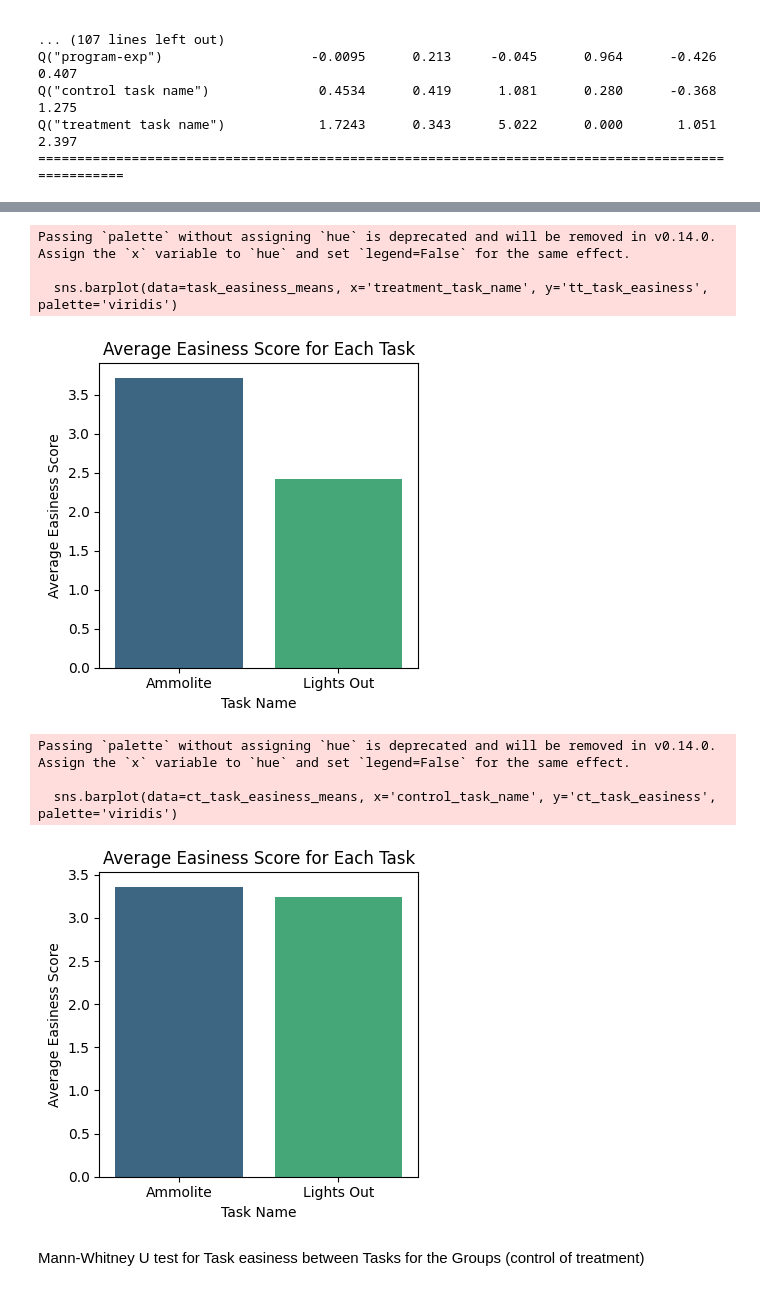
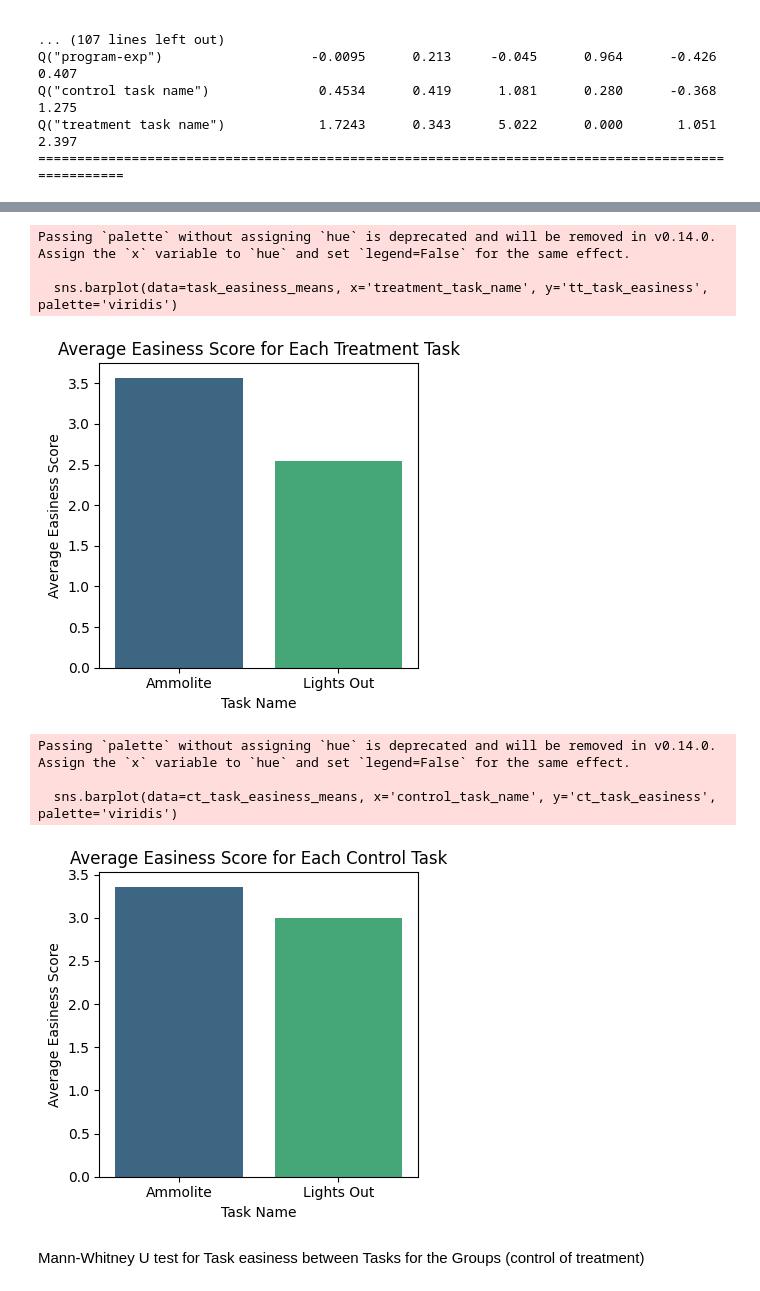
Before and after one commit to ValentinBourcier/OC-EXP-REPLICATION, a Jupyter notebook: analysis/survey-analysis.ipynb, the cells around one changed output, grey strips where cells are left out. Saved outputs shown, nothing was run; the diff lists cells and outputs as text; code cells hidden in the pictures.

Commit message:
changes to data and analysis

```diff
--- a/analysis/survey-analysis.ipynb
+++ b/analysis/survey-analysis.ipynb
@@ -291,7 +336,8 @@ from scipy import stats
 data = pd.read_csv(data_path)
 
 print(f"All users: {len(data)}")
-data = remove_invalid_values(data)
+data = remove_invalid_values(data,'control task validity')
+data = remove_invalid_values(data,'treatment task validity')
 print(f"Number of valid pairs after removing invalid users: {len(data)}")
 
 #replace empty values with NaN
@@ -1225,22 +1275,22 @@ See the caveats in the documentation: https://pandas.pydata.org/pandas-docs/stab
 # %%
 # Plot the results
 plt.figure(figsize=(4, 4))
 sns.barplot(data=task_easiness_means, x='treatment_task_name', y='tt_task_easiness', palette='viridis')
-plt.title('Average Easiness Score for Each Task')
+plt.title('Average Easiness Score for Each Treatment Task')
 plt.xlabel('Task Name')
 plt.ylabel('Average Easiness Score')
 plt.tight_layout()
 plt.show()
 # %% [output]
 Passing `palette` without assigning `hue` is deprecated and will be removed in v0.14.0. Assign the `x` variable to `hue` and set `legend=False` for the same effect.
 
   sns.barplot(data=task_easiness_means, x='treatment_task_name', y='tt_task_easiness', palette='viridis')
-[figure, old version]
+[figure, new version]
 # %%
 # Plot the results
 plt.figure(figsize=(4, 4))
 sns.barplot(data=ct_task_easiness_means, x='control_task_name', y='ct_task_easiness', palette='viridis')
-plt.title('Average Easiness Score for Each Task')
+plt.title('Average Easiness Score for Each Control Task')
 plt.xlabel('Task Name')
 plt.ylabel('Average Easiness Score')
 plt.tight_layout()
@@ -1249,7 +1299,7 @@ plt.show()
 Passing `palette` without assigning `hue` is deprecated and will be removed in v0.14.0. Assign the `x` variable to `hue` and set `legend=False` for the same effect.
 
   sns.barplot(data=ct_task_easiness_means, x='control_task_name', y='ct_task_easiness', palette='viridis')
-[figure, old version]
+[figure, new version]
 # %% [markdown]
 Mann-Whitney U test for Task easiness between Tasks for the Groups (control of treatment)
 # %%
```
Also changed, not shown: parts of 26 cells of this notebook, 1 other file.
